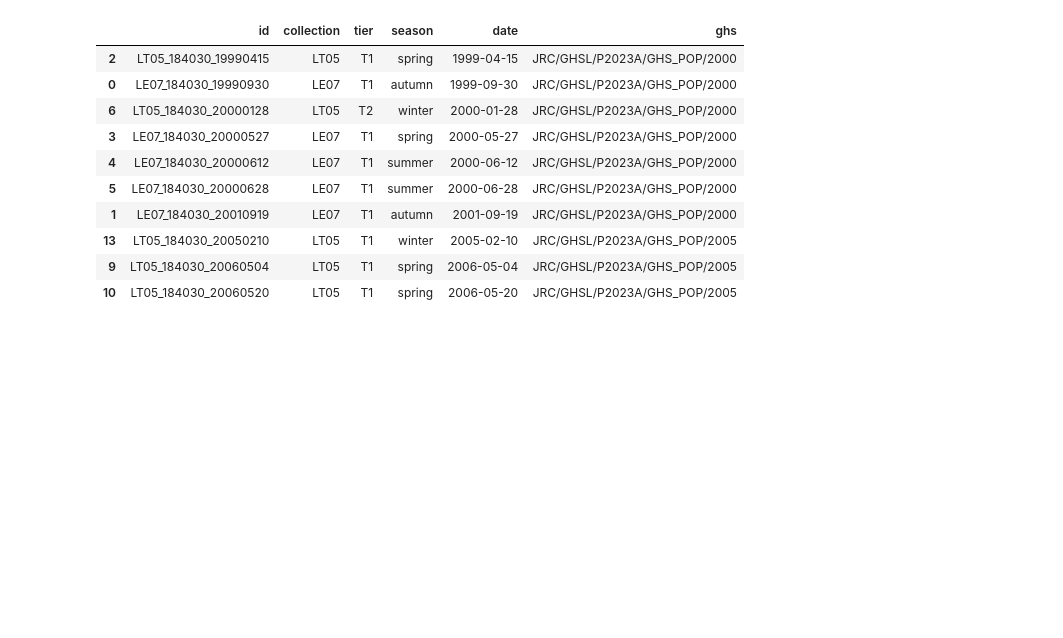
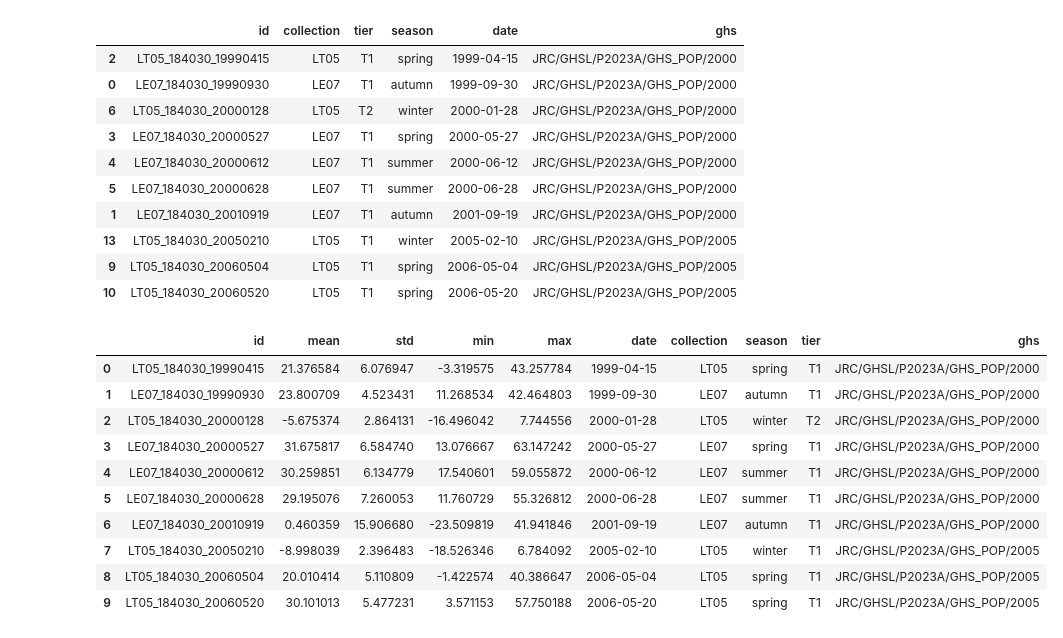
Before and after one commit to HeavyHelium/lst-prediction, a Jupyter notebook: lst-demo.ipynb, the cells around one changed output. Saved outputs shown, nothing was run; the diff lists cells and outputs as text; code cells hidden in the pictures; blank space fills up the shorter version.

```diff
--- a/lst-demo.ipynb
+++ b/lst-demo.ipynb
@@ -64,3 +60,17 @@ id_df.head(10)
 # %%
 # now lets join the two dataframes
 lst_stats = lst_stats.merge(id_df, on='id')
+# %%
+lst_stats.head(10)
+# %% [output]
+|  | id | mean | std | min | max | date | collection | season | tier | ghs |
+| 0 | LT05_184030_19990415 | 21.376584 | 6.076947 | -3.319575 | 43.257784 | 1999-04-15 | LT05 | spring | T1 | JRC/GHSL/P2023A/GHS_POP/2000 |
+| 1 | LE07_184030_19990930 | 23.800709 | 4.523431 | 11.268534 | 42.464803 | 1999-09-30 | LE07 | autumn | T1 | JRC/GHSL/P2023A/GHS_POP/2000 |
+| 2 | LT05_184030_20000128 | -5.675374 | 2.864131 | -16.496042 | 7.744556 | 2000-01-28 | LT05 | winter | T2 | JRC/GHSL/P2023A/GHS_POP/2000 |
+| 3 | LE07_184030_20000527 | 31.675817 | 6.584740 | 13.076667 | 63.147242 | 2000-05-27 | LE07 | spring | T1 | JRC/GHSL/P2023A/GHS_POP/2000 |
+| 4 | LE07_184030_20000612 | 30.259851 | 6.134779 | 17.540601 | 59.055872 | 2000-06-12 | LE07 | summer | T1 | JRC/GHSL/P2023A/GHS_POP/2000 |
+| 5 | LE07_184030_20000628 | 29.195076 | 7.260053 | 11.760729 | 55.326812 | 2000-06-28 | LE07 | summer | T1 | JRC/GHSL/P2023A/GHS_POP/2000 |
+| 6 | LE07_184030_20010919 | 0.460359 | 15.906680 | -23.509819 | 41.941846 | 2001-09-19 | LE07 | autumn | T1 | JRC/GHSL/P2023A/GHS_POP/2000 |
+| 7 | LT05_184030_20050210 | -8.998039 | 2.396483 | -18.526346 | 6.784092 | 2005-02-10 | LT05 | winter | T1 | JRC/GHSL/P2023A/GHS_POP/2005 |
+| 8 | LT05_184030_20060504 | 20.010414 | 5.110809 | -1.422574 | 40.386647 | 2006-05-04 | LT05 | spring | T1 | JRC/GHSL/P2023A/GHS_POP/2005 |
+| 9 | LT05_184030_20060520 | 30.101013 | 5.477231 | 3.571153 | 57.750188 | 2006-05-20 | LT05 | spring | T1 | JRC/GHSL/P2023A/GHS_POP/2005 |
```
Also changed, not shown: parts of 13 cells of this notebook, 36 other files.
